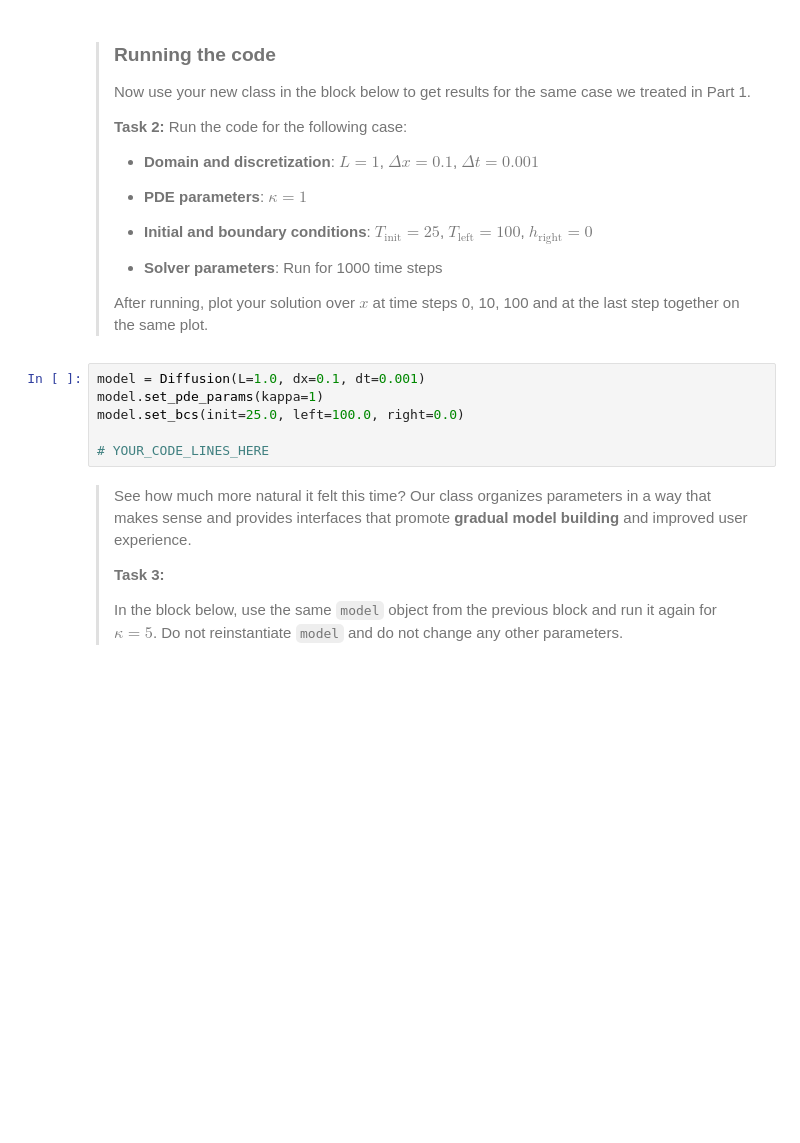
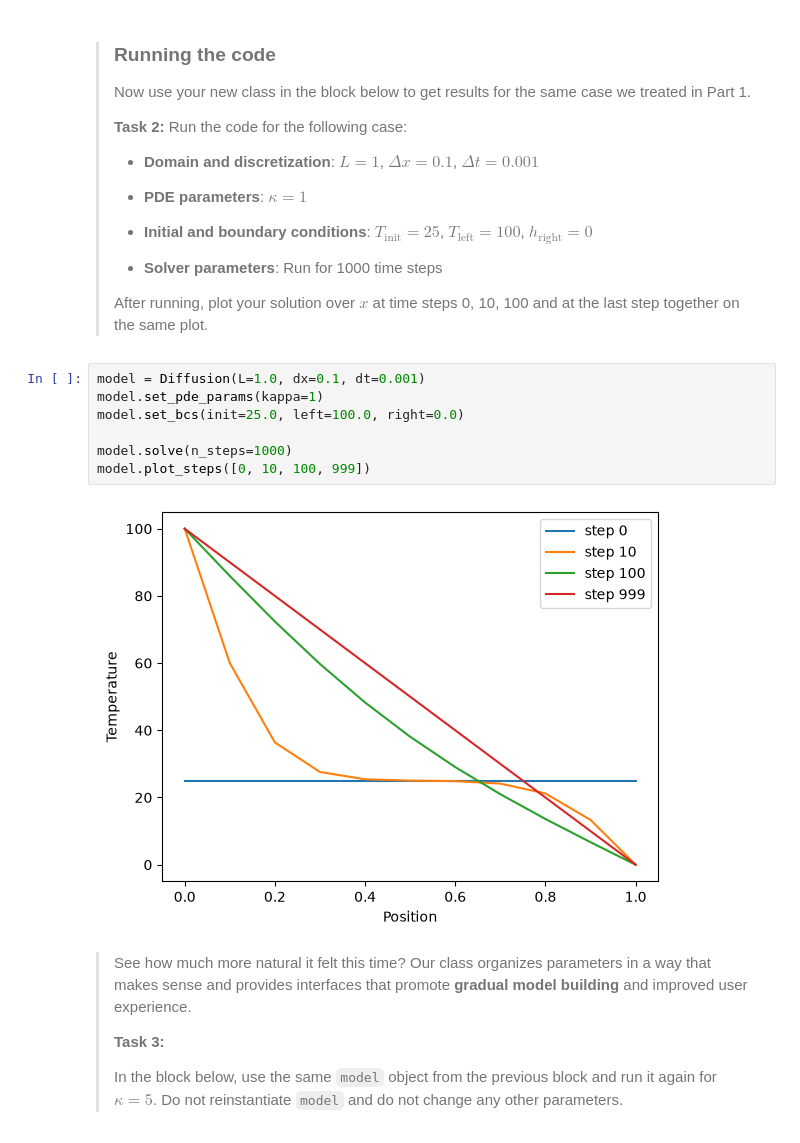
Before and after one commit to Robinjovl/PA2.1, a Jupyter notebook: 2_oop.ipynb, the cells around one changed output. Saved outputs shown, nothing was run; the diff lists cells and outputs as text; blank space fills up the shorter version.

```diff
--- a/2_oop.ipynb
+++ b/2_oop.ipynb
@@ -87,9 +87,12 @@ class Diffusion:
 # %%
 model = Diffusion(L=1.0, dx=0.1, dt=0.001)
 model.set_pde_params(kappa=1)
 model.set_bcs(init=25.0, left=100.0, right=0.0)
 
-# YOUR_CODE_LINES_HERE
+model.solve(n_steps=1000)
+model.plot_steps([0, 10, 100, 999])
+# %% [output]
+[figure, added]
 # %% [markdown]
 > See how much more natural it felt this time? Our class organizes parameters in a way that makes sense and provides interfaces that promote **gradual model building** and improved user experience.
 >
```
Also changed, not shown: parts of 1 cell of this notebook.
